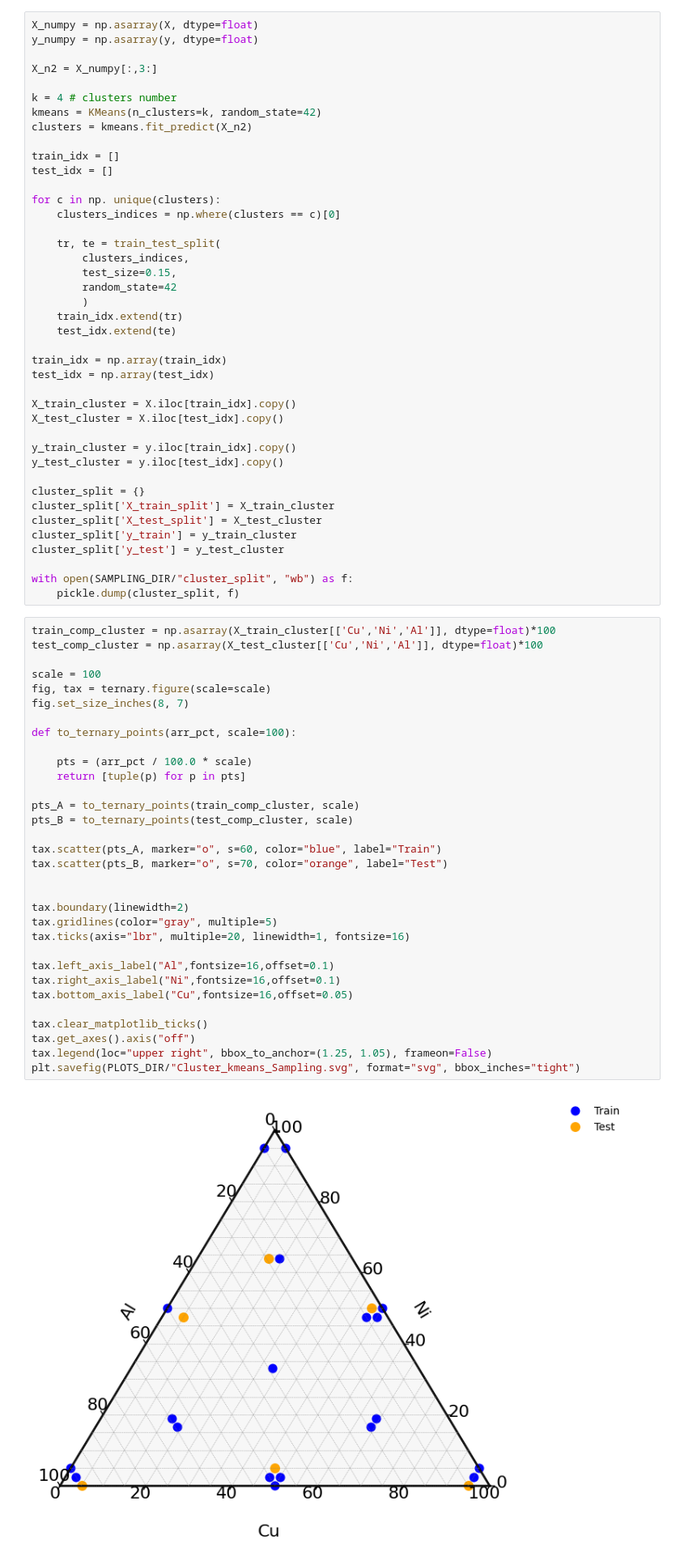
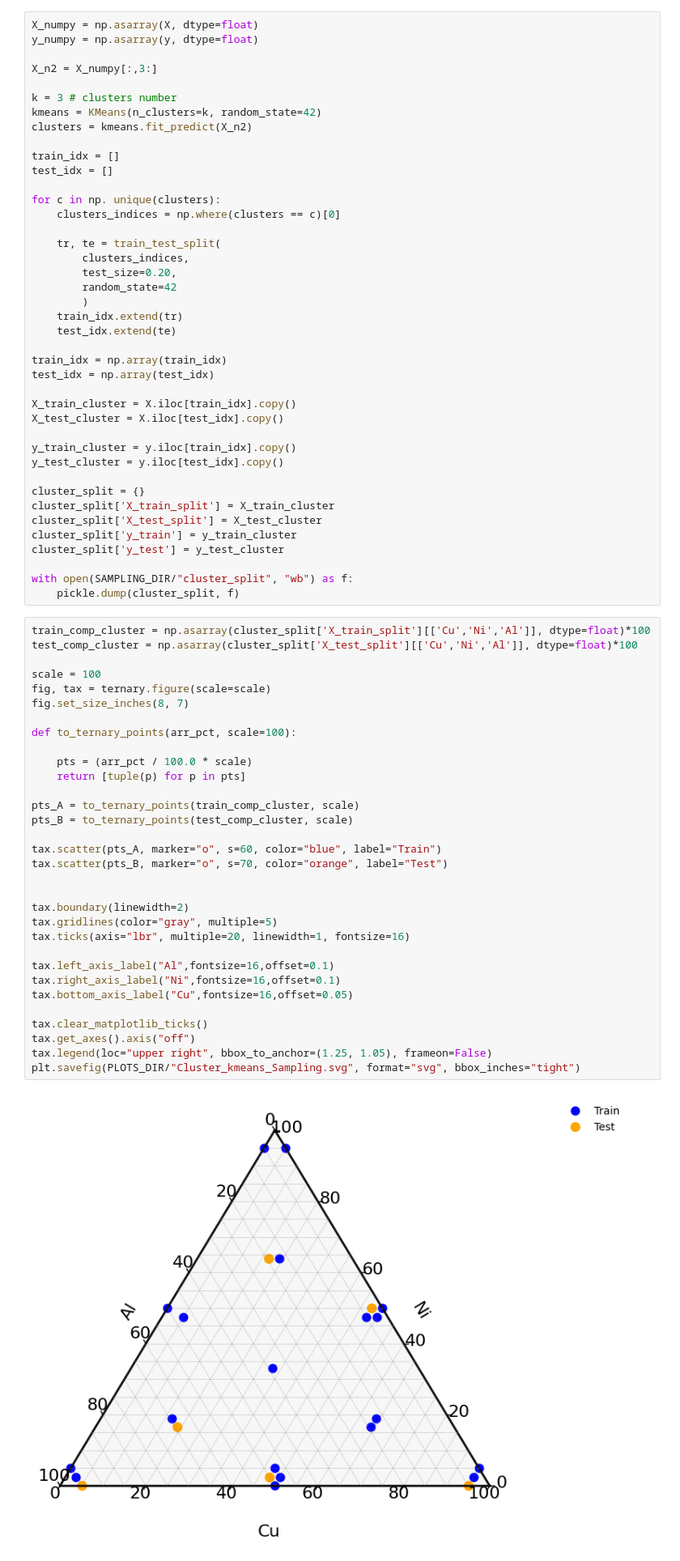
Before and after one commit to linarojas0824/Hybrid-Experimental-Data-Driven-Workflow, a Jupyter notebook: scripts/Notebooks/01_Sampling.ipynb, the cells around one changed output. Shown at 81% size. Saved outputs shown, nothing was run; the diff lists cells and outputs as text.

```diff
--- a/scripts/Notebooks/01_Sampling.ipynb
+++ b/scripts/Notebooks/01_Sampling.ipynb
@@ -111,7 +111,7 @@ y_numpy = np.asarray(y, dtype=float)
 
 X_n2 = X_numpy[:,3:]
 
-k = 4 # clusters number
+k = 3 # clusters number
 kmeans = KMeans(n_clusters=k, random_state=42)
 clusters = kmeans.fit_predict(X_n2)
 
@@ -123,7 +123,7 @@ for c in np. unique(clusters):
 
     tr, te = train_test_split(
         clusters_indices,
-        test_size=0.15,
+        test_size=0.20,
         random_state=42
         )
     train_idx.extend(tr)
@@ -147,36 +147,36 @@ cluster_split['y_test'] = y_test_cluster
 with open(SAMPLING_DIR/"cluster_split", "wb") as f:
     pickle.dump(cluster_split, f)
 # %%
-train_comp_cluster = np.asarray(X_train_cluster[['Cu','Ni','Al']], dtype=float)*100
-test_comp_cluster = np.asarray(X_test_cluster[['Cu','Ni','Al']], dtype=float)*100
+train_comp_cluster = np.asarray(cluster_split['X_train_split'][['Cu','Ni','Al']], dtype=float)*100
+test_comp_cluster = np.asarray(cluster_split['X_test_split'][['Cu','Ni','Al']], dtype=float)*100
 
 scale = 100
 fig, tax = ternary.figure(scale=scale)
 fig.set_size_inches(8, 7)
 
 def to_ternary_points(arr_pct, scale=100):
 
     pts = (arr_pct / 100.0 * scale)
     return [tuple(p) for p in pts]
 
 pts_A = to_ternary_points(train_comp_cluster, scale)
 pts_B = to_ternary_points(test_comp_cluster, scale)
 
 tax.scatter(pts_A, marker="o", s=60, color="blue", label="Train")
 tax.scatter(pts_B, marker="o", s=70, color="orange", label="Test")
 
 
 tax.boundary(linewidth=2)
 tax.gridlines(color="gray", multiple=5)
 tax.ticks(axis="lbr", multiple=20, linewidth=1, fontsize=16)
 
 tax.left_axis_label("Al",fontsize=16,offset=0.1)
 tax.right_axis_label("Ni",fontsize=16,offset=0.1)
 tax.bottom_axis_label("Cu",fontsize=16,offset=0.05)
 
 tax.clear_matplotlib_ticks()
 tax.get_axes().axis("off")
 tax.legend(loc="upper right", bbox_to_anchor=(1.25, 1.05), frameon=False)
 plt.savefig(PLOTS_DIR/"Cluster_kmeans_Sampling.svg", format="svg", bbox_inches="tight")
 # %% [output]
-[figure, old version]
+[figure, new version]
```
Also changed, not shown: 17 other files.
